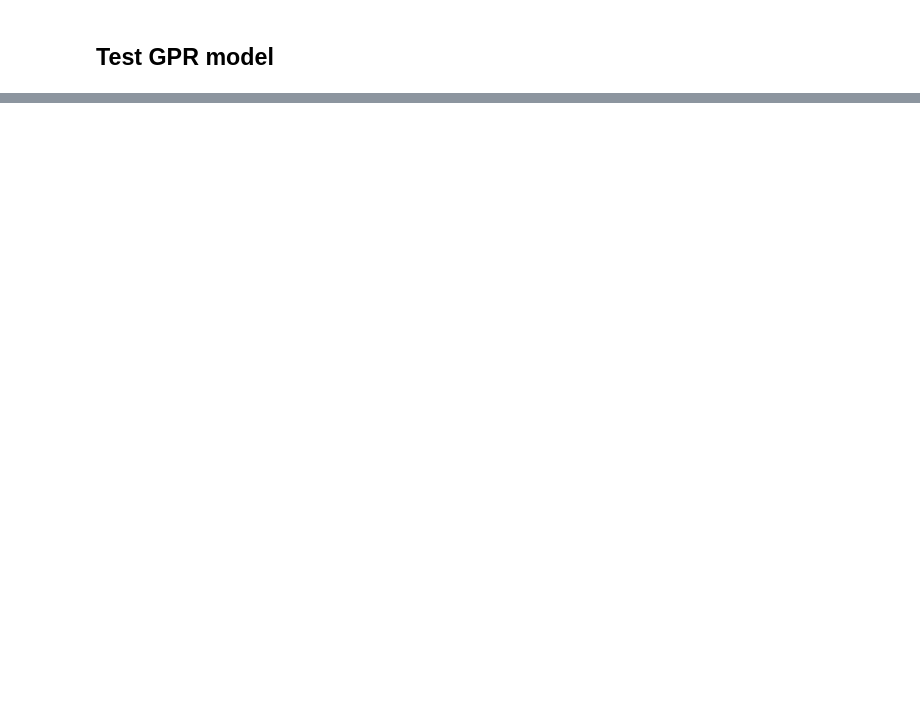
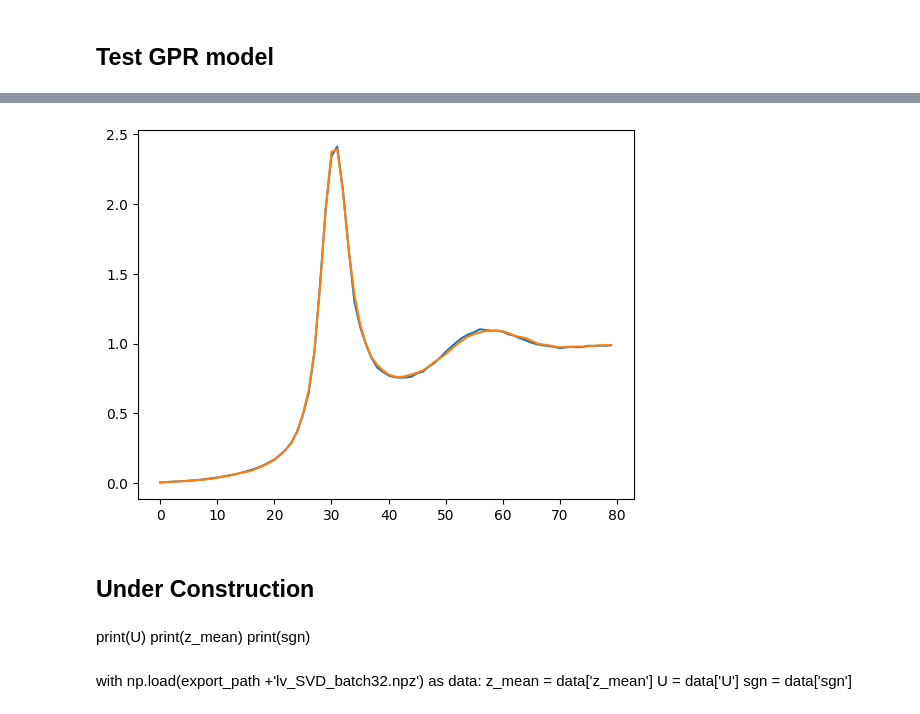
Before and after one commit to ch-tung/SQ_VAE, a Jupyter notebook: Fit_cVAE_sigma.ipynb, the cells around one changed output, grey strips where cells are left out. Drawn from its saved outputs; the diff is of its cells as text; code cells hidden in the pictures; blank space fills up the shorter version.

```diff
--- a/Fit_cVAE_sigma.ipynb
+++ b/Fit_cVAE_sigma.ipynb
@@ -331,7 +331,7 @@ def generate_image(model, IQ_exp, fp, epoch=0):
 # %% [markdown]
 ## Pick an I(Q) and test
 # %%
-index_test = 10410
+index_test = 16010
 sigma_test = 1.0
 SQ_exp = sq_test_mask[index_test,:]
 lv_GT = encoder_mean(M,to_tf(f_inp(SQ_exp.reshape((1,80)))))
@@ -347,9 +351,18 @@ fp_GT = [lv_GT[0,0],lv_GT[0,1],lv_GT[0,2],to_tf(sigma_test)]
+# %%
+with np.load(export_path +'lv_SVD_exp6.npz') as data:
+    z_mean = data['z_mean']
+    U = data['U']
+    sgn = data['sgn']
 # %%
 # tf.constant("Initial Guess")
-sigma_i = tf.constant(0.9)
-lv0_i = tf.constant(-0.2)
-lv1_i = tf.constant(0.4)
-lv2_i = tf.constant(-2.0)
+def initial_gurss_transform(lv_s = [0,0,0]):
+    lv = to_tf(np.matmul(lv_s,U.T)*sgn + z_mean)
+    return lv
+
+sigma_i = tf.constant(1.0)
+lv0_i = tf.constant(initial_gurss_transform()[0])
+lv1_i = tf.constant(initial_gurss_transform()[1])
+lv2_i = tf.constant(initial_gurss_transform()[2])
 
 # constraint=lambda t: tf.clip_by_value(t, "Lower Bound", "Upper Bound")
 sigma = tf.Variable(sigma_i, name='sigma', dtype=tf.float32,
@@ -367,7 +380,7 @@ fp = [lv0,lv1,lv2,sigma]
 ### Fit
 # %%
 generate_image(M, IQ_exp, fp)
-epochs = 200
+epochs = 400
 
 import progressbar
 bar = progressbar.ProgressBar(maxval=epochs, \
@@ -385,7 +398,7 @@ for epoch in range(1, epochs + 1):
 
     # generate image
     if 1:
-        if epoch%5 == 0:
+        if epoch%10 == 0:
             generate_image(M, IQ_exp, fp, epoch)
 
 end_time = time.time()
@@ -505,0 +491,17 @@ sum((SQ_exp.numpy().reshape(80)-SQ_th(model, fp).numpy().reshape(80))**2)
+# %%
+plt.plot(SQ_th(model, fp).numpy().reshape(80))
+plt.plot(SQ_exp.numpy().reshape(80))
+plt.show()
+# %% [output]
+[figure, added]
+# %% [markdown]
+## Under Construction
+# %% [markdown]
+print(U)
+print(z_mean)
+print(sgn)
+# %% [markdown]
+with np.load(export_path +'lv_SVD_batch32.npz') as data:
+    z_mean = data['z_mean']
+    U = data['U']
+    sgn = data['sgn']
```
Also changed, not shown: parts of 17 cells of this notebook.
